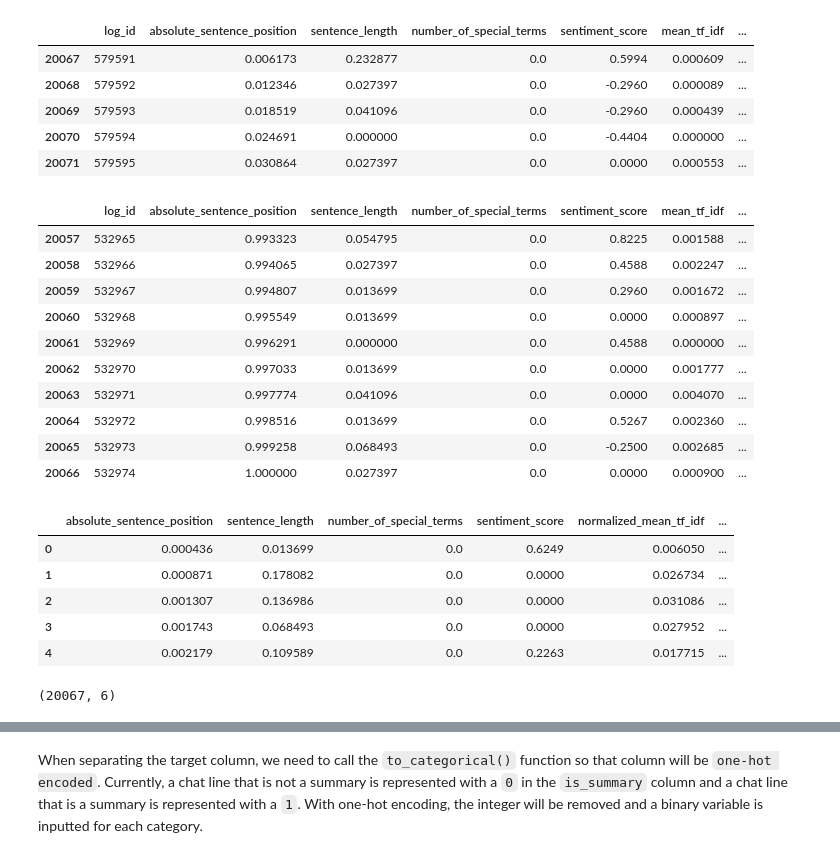
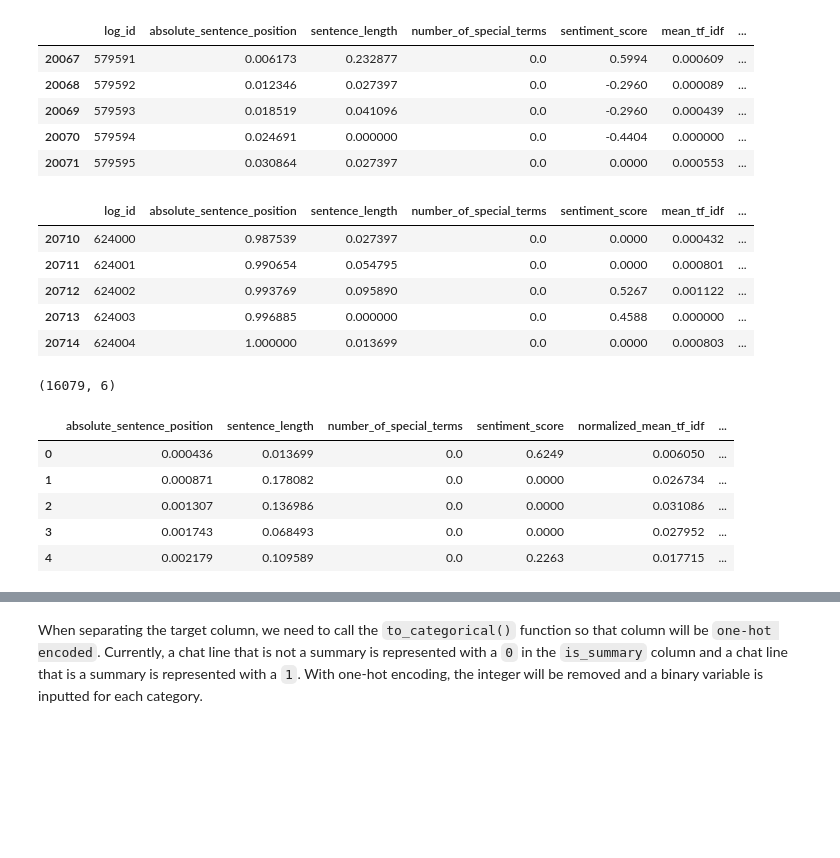
Before and after one commit to wcyn/gnue-chat-summarization, a Jupyter notebook: neural_net_models/NeuralNetworkModelForSentenceCategorization.ipynb, the cells around one changed output, grey strips where cells are left out. Cells and saved outputs as stored; diff of their text form; code cells hidden in the pictures; blank space fills up the shorter version.

```diff
--- a/neural_net_models/NeuralNetworkModelForSentenceCategorization.ipynb
+++ b/neural_net_models/NeuralNetworkModelForSentenceCategorization.ipynb
@@ -59,0 +108,7 @@ sentence_vectors_df.head(3)
+# %%
+index_for_validation_test_split = summarized_chat_date_partitions.tail(4)["cumulative_count"]
+index_for_validation_test_split = index_for_validation_test_split.values[0]
+index_for_train_validation_split = summarized_chat_date_partitions.tail(8)["cumulative_count"]
+index_for_train_validation_split = index_for_train_validation_split.values[0]
+print(index_for_train_validation_split)
+index_for_validation_test_split
@@ -85,6 +224,6 @@ def normalize_data(value, minimum_value, maximum_value):
 # %%
-chat_data_max_values = chat_log_df.max()
-chat_data_min_values = chat_log_df.min()
+chat_data_max_values = unnormalized_chat_log_df.max()
+chat_data_min_values = unnormalized_chat_log_df.min()
 max_number_of_special_terms = chat_data_max_values.number_of_special_terms
 max_sentence_length = chat_data_max_values.sentence_length
 min_number_of_special_terms = chat_data_min_values.number_of_special_terms
@@ -96,13 +235,15 @@ max_sentence_length
 # %%
-chat_log_df = unnormalized_chat_log_df
+chat_log_df = unnormalized_chat_log_df.copy()
 chat_log_df.sentence_length = (
     chat_log_df.sentence_length - min_sentence_length) / (
     max_sentence_length - min_sentence_length)
 chat_log_df.number_of_special_terms = (
     chat_log_df.number_of_special_terms - min_number_of_special_terms) / (
     max_number_of_special_terms - min_number_of_special_terms)
+chat_log_df.reset_index()
 print(chat_log_df.sentence_length.head())
-print(chat_log_df.number_of_special_terms.head())
+chat_log_df.iloc[0:5]
+# chat_log_df.head()
 # %% [output]
 0    0.013699
 1    0.178082
@@ -129,0 +260,11 @@ train_df.tail()
+# %%
+train_df = chat_log_df.iloc[:index_for_train_validation_split]
+validation_df = chat_log_df.iloc[index_for_train_validation_split:index_for_validation_test_split]
+test_df = chat_log_df.iloc[index_for_validation_test_split:]
+train_df.tail()
+
+# Sentence Vectors only
+# train_vectors_df = summarized_sentence_vectors_df.iloc[:index_for_train_validation_split]
+# validation_vectors_df = summarized_sentence_vectors_df.iloc[index_for_train_validation_split:index_for_validation_test_split]
+# test_vectors_df = summarized_sentence_vectors_df.iloc[index_for_validation_test_split:]
+# train_vectors_df.tail()
@@ -138,36 +304,31 @@ test_df.head()
 | 20071 | 579595 | 0.030864 | 0.027397 | 0.0 | 0.0000 | 0.000553 | ... |
 # %%
 # check data has been read in properly
-train_df.tail(10)
+test_df.tail()
 # %% [output]
 |  | log_id | absolute_sentence_position | sentence_length | number_of_special_terms | sentiment_score | mean_tf_idf | ... |
-| 20057 | 532965 | 0.993323 | 0.054795 | 0.0 | 0.8225 | 0.001588 | ... |
-| 20058 | 532966 | 0.994065 | 0.027397 | 0.0 | 0.4588 | 0.002247 | ... |
-| 20059 | 532967 | 0.994807 | 0.013699 | 0.0 | 0.2960 | 0.001672 | ... |
-| 20060 | 532968 | 0.995549 | 0.013699 | 0.0 | 0.0000 | 0.000897 | ... |
-| 20061 | 532969 | 0.996291 | 0.000000 | 0.0 | 0.4588 | 0.000000 | ... |
-| 20062 | 532970 | 0.997033 | 0.013699 | 0.0 | 0.0000 | 0.001777 | ... |
-| 20063 | 532971 | 0.997774 | 0.041096 | 0.0 | 0.0000 | 0.004070 | ... |
-| 20064 | 532972 | 0.998516 | 0.013699 | 0.0 | 0.5267 | 0.002360 | ... |
-| 20065 | 532973 | 0.999258 | 0.068493 | 0.0 | -0.2500 | 0.002685 | ... |
-| 20066 | 532974 | 1.000000 | 0.027397 | 0.0 | 0.0000 | 0.000900 | ... |
+| 20710 | 624000 | 0.987539 | 0.027397 | 0.0 | 0.0000 | 0.000432 | ... |
+| 20711 | 624001 | 0.990654 | 0.054795 | 0.0 | 0.0000 | 0.000801 | ... |
+| 20712 | 624002 | 0.993769 | 0.095890 | 0.0 | 0.5267 | 0.001122 | ... |
+| 20713 | 624003 | 0.996885 | 0.000000 | 0.0 | 0.4588 | 0.000000 | ... |
+| 20714 | 624004 | 1.000000 | 0.013699 | 0.0 | 0.0000 | 0.000803 | ... |
 # %%
 #create a dataframe with all training data except the target column
 columns_to_drop = ["log_id", "is_summary", "mean_tf_idf", "mean_tf_isf"]
-train_X = train_df.drop(columns=columns_to_drop) # Keep only normalized columns
+# Keep only normalized columns
+train_X = train_df.drop(columns=columns_to_drop)
+validation_X = validation_df.drop(columns=columns_to_drop)
 test_X = test_df.drop(columns=columns_to_drop)
 
-assert train_X.shape[1] == test_X.shape[1]
+assert train_X.shape[1] == test_X.shape[1] and test_X.shape[1] == validation_X.shape[1]
 #check that the target variable has been removed
+print(train_X.shape)
 train_X.head()
 # %% [output]
+(16079, 6)
 |  | absolute_sentence_position | sentence_length | number_of_special_terms | sentiment_score | normalized_mean_tf_idf | ... |
 | 0 | 0.000436 | 0.013699 | 0.0 | 0.6249 | 0.006050 | ... |
 | 1 | 0.000871 | 0.178082 | 0.0 | 0.0000 | 0.026734 | ... |
 | 2 | 0.001307 | 0.136986 | 0.0 | 0.0000 | 0.031086 | ... |
 | 3 | 0.001743 | 0.068493 | 0.0 | 0.0000 | 0.027952 | ... |
 | 4 | 0.002179 | 0.109589 | 0.0 | 0.2263 | 0.017715 | ... |
-# %%
-train_X.shape
-# %% [output]
-(20067, 6)
```
Also changed, not shown: parts of 79 cells of this notebook, 4 other files.
